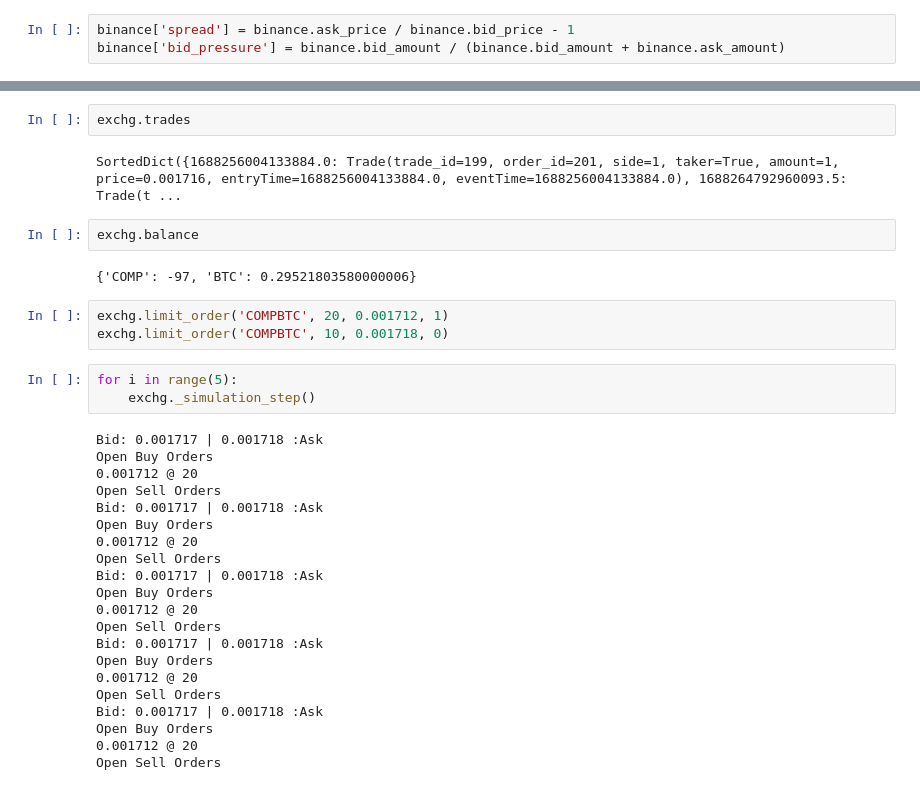
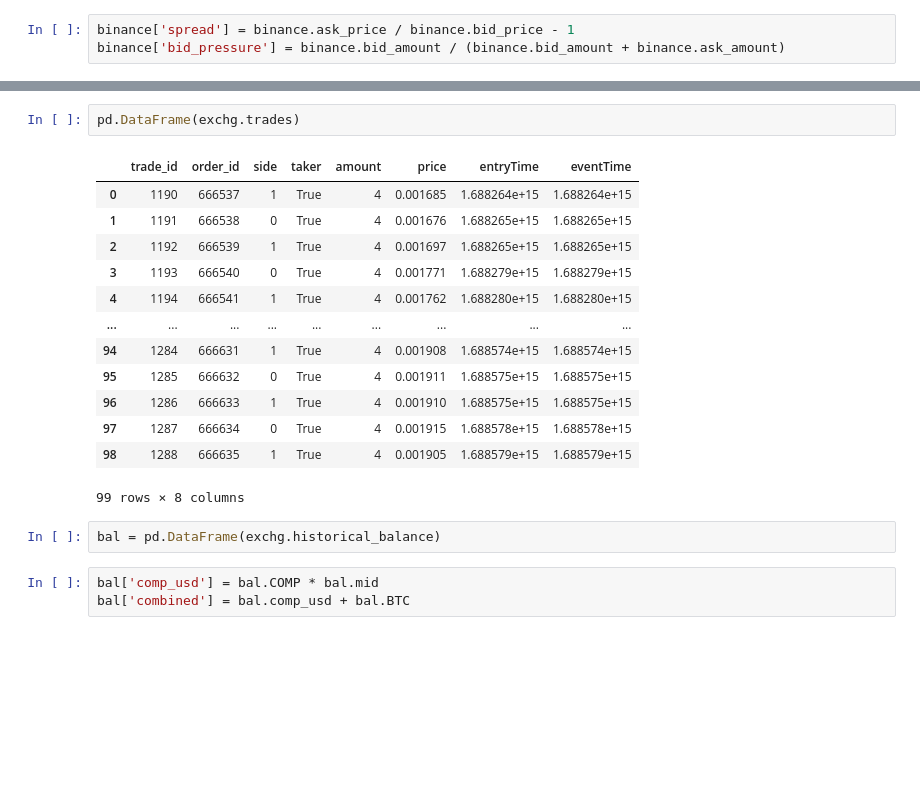
Before and after one commit to jaNGOB/pySimX, a Jupyter notebook: upbit_strat.ipynb, the cells around one changed output, grey strips where cells are left out. Cells and saved outputs as stored; diff of their text form; blank space fills up the shorter version.

```diff
--- a/upbit_strat.ipynb
+++ b/upbit_strat.ipynb
@@ -151,35 +151,21 @@ Trade Executed Trade(trade_id=297, order_id=299, side=1, taker=True, amount=1, p
-# %%
-exchg.trades
-# %% [output]
-SortedDict({1688256004133884.0: Trade(trade_id=199, order_id=201, side=1, taker=True, amount=1, price=0.001716, entryTime=1688256004133884.0, eventTime=1688256004133884.0), 1688264792960093.5: Trade(t ...
-# %%
-exchg.balance
-# %% [output]
-{'COMP': -97, 'BTC': 0.29521803580000006}
-# %%
-exchg.limit_order('COMPBTC', 20, 0.001712, 1)
-exchg.limit_order('COMPBTC', 10, 0.001718, 0)
-# %%
-for i in range(5):
-    exchg._simulation_step()
-# %% [output]
-Bid: 0.001717 | 0.001718 :Ask
-Open Buy Orders
-0.001712 @ 20
-Open Sell Orders
-Bid: 0.001717 | 0.001718 :Ask
-Open Buy Orders
-0.001712 @ 20
-Open Sell Orders
-Bid: 0.001717 | 0.001718 :Ask
-Open Buy Orders
-0.001712 @ 20
-Open Sell Orders
-Bid: 0.001717 | 0.001718 :Ask
-Open Buy Orders
-0.001712 @ 20
-Open Sell Orders
-Bid: 0.001717 | 0.001718 :Ask
-Open Buy Orders
-0.001712 @ 20
-Open Sell Orders
+# %%
+pd.DataFrame(exchg.trades)
+# %% [output]
+|  | trade_id | order_id | side | taker | amount | price | entryTime | eventTime |
+| 0 | 1190 | 666537 | 1 | True | 4 | 0.001685 | 1.688264e+15 | 1.688264e+15 |
+| 1 | 1191 | 666538 | 0 | True | 4 | 0.001676 | 1.688265e+15 | 1.688265e+15 |
+| 2 | 1192 | 666539 | 1 | True | 4 | 0.001697 | 1.688265e+15 | 1.688265e+15 |
+| 3 | 1193 | 666540 | 0 | True | 4 | 0.001771 | 1.688279e+15 | 1.688279e+15 |
+| 4 | 1194 | 666541 | 1 | True | 4 | 0.001762 | 1.688280e+15 | 1.688280e+15 |
+| ... | ... | ... | ... | ... | ... | ... | ... | ... |
+| 94 | 1284 | 666631 | 1 | True | 4 | 0.001908 | 1.688574e+15 | 1.688574e+15 |
+| 95 | 1285 | 666632 | 0 | True | 4 | 0.001911 | 1.688575e+15 | 1.688575e+15 |
+| 96 | 1286 | 666633 | 1 | True | 4 | 0.001910 | 1.688575e+15 | 1.688575e+15 |
+| 97 | 1287 | 666634 | 0 | True | 4 | 0.001915 | 1.688578e+15 | 1.688578e+15 |
+| 98 | 1288 | 666635 | 1 | True | 4 | 0.001905 | 1.688579e+15 | 1.688579e+15 |
+99 rows × 8 columns
+# %%
+bal = pd.DataFrame(exchg.historical_balance)
+# %%
+bal['comp_usd'] = bal.COMP * bal.mid
+bal['combined'] = bal.comp_usd + bal.BTC
```
Also changed, not shown: parts of 5 cells of this notebook, 1 other file.
